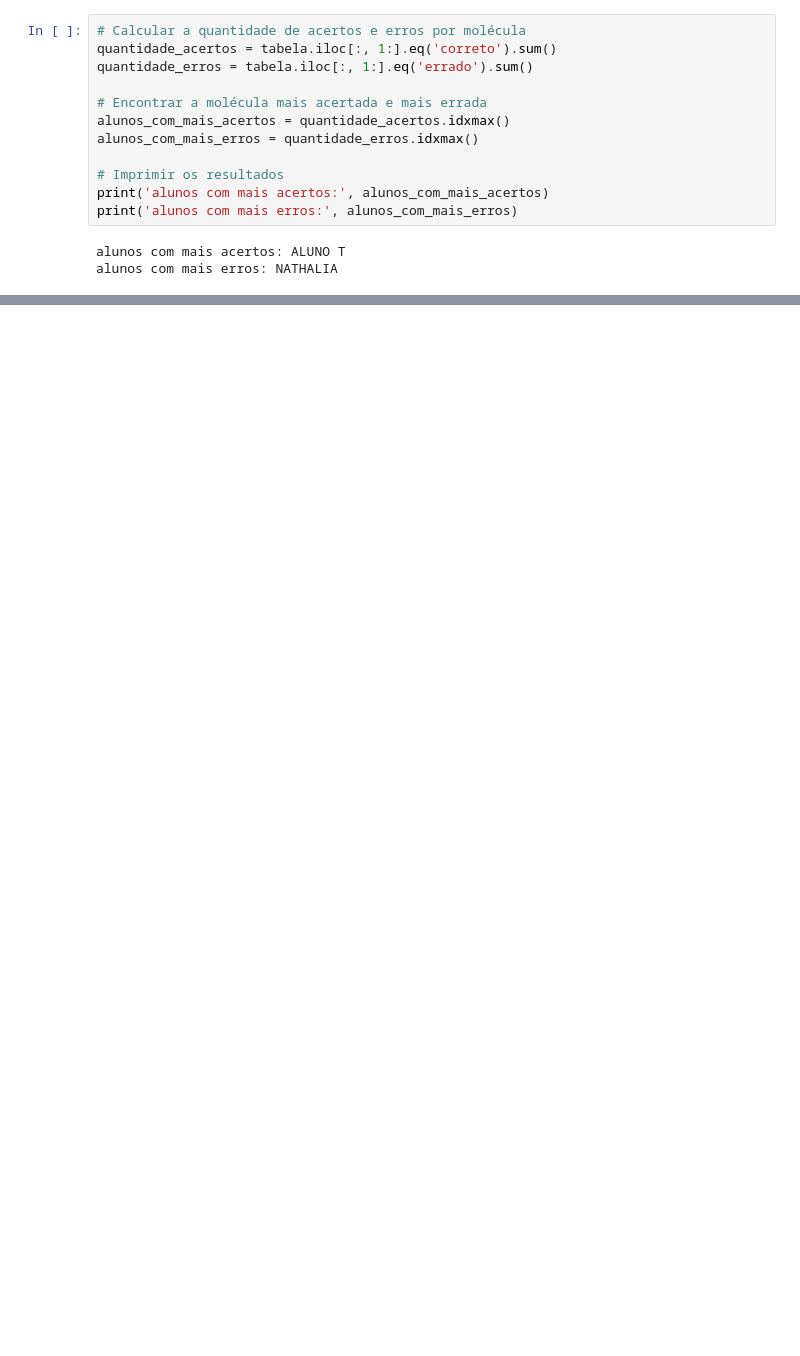
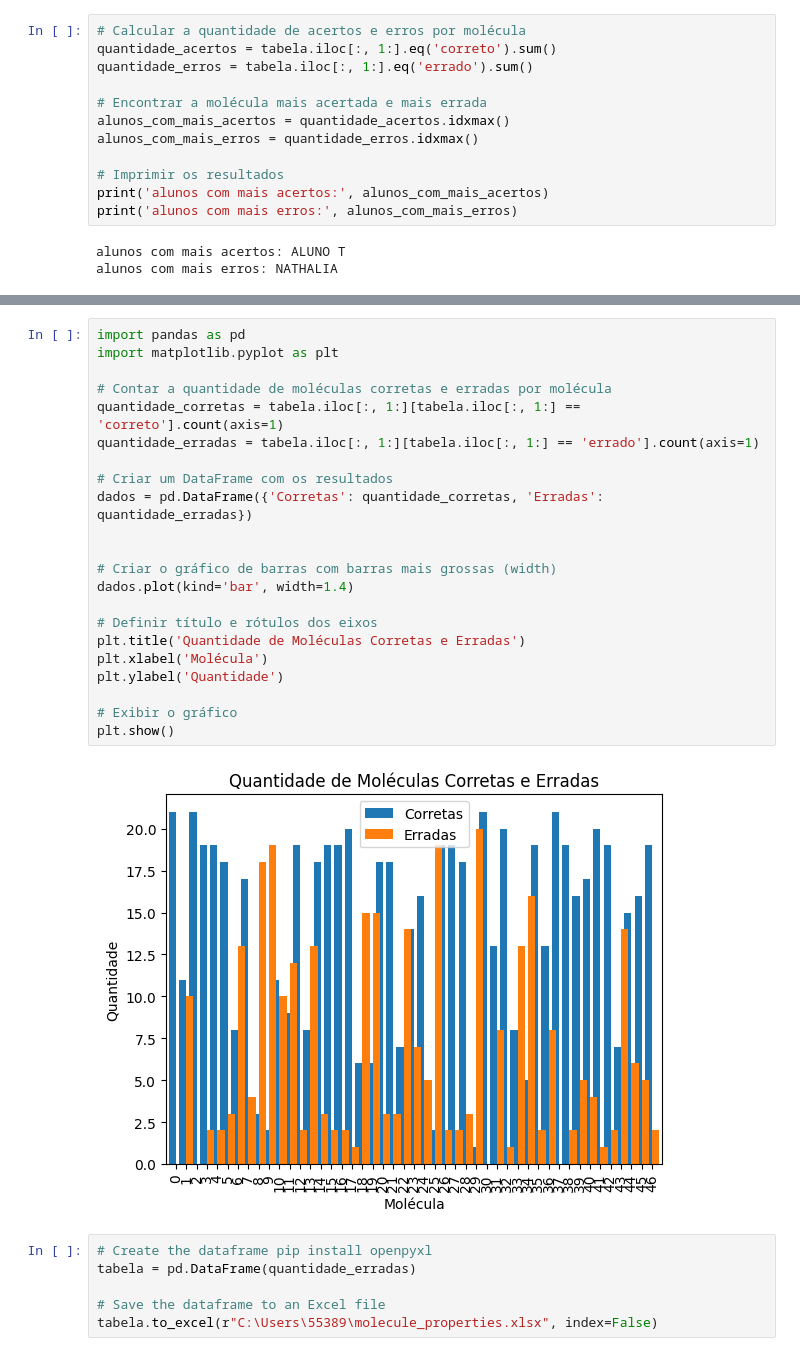
Before and after one commit to joaocos74/QU-MICA, a Jupyter notebook: BANCO DE DADOS.ipynb, the cells around one changed output, grey strips where cells are left out. Cells and saved outputs as stored; diff of their text form; blank space fills up the shorter version.

```diff
--- a/BANCO DE DADOS.ipynb
+++ b/BANCO DE DADOS.ipynb
@@ -172,3 +152,33 @@ ALUNO T         4
 ALUNO S        13
 LUANA          19
 dtype: int64
+# %%
+import pandas as pd
+import matplotlib.pyplot as plt
+
+# Contar a quantidade de moléculas corretas e erradas por molécula
+quantidade_corretas = tabela.iloc[:, 1:][tabela.iloc[:, 1:] == 'correto'].count(axis=1)
+quantidade_erradas = tabela.iloc[:, 1:][tabela.iloc[:, 1:] == 'errado'].count(axis=1)
+
+# Criar um DataFrame com os resultados
+dados = pd.DataFrame({'Corretas': quantidade_corretas, 'Erradas': quantidade_erradas})
+
+
+# Criar o gráfico de barras com barras mais grossas (width)
+dados.plot(kind='bar', width=1.4)
+
+# Definir título e rótulos dos eixos
+plt.title('Quantidade de Moléculas Corretas e Erradas')
+plt.xlabel('Molécula')
+plt.ylabel('Quantidade')
+
+# Exibir o gráfico
+plt.show()
+# %% [output]
+[figure, added]
+# %%
+# Create the dataframe pip install openpyxl
+tabela = pd.DataFrame(quantidade_erradas)
+
+# Save the dataframe to an Excel file
+tabela.to_excel(r"C:\Users\55389\molecule_properties.xlsx", index=False)
```
Also changed, not shown: parts of 6 cells of this notebook.
